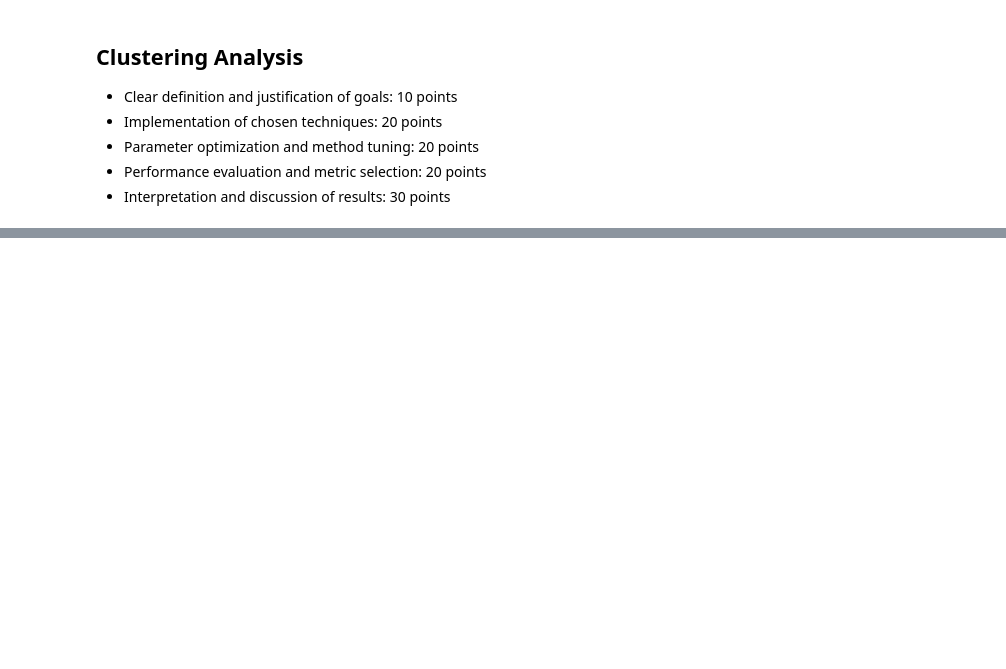
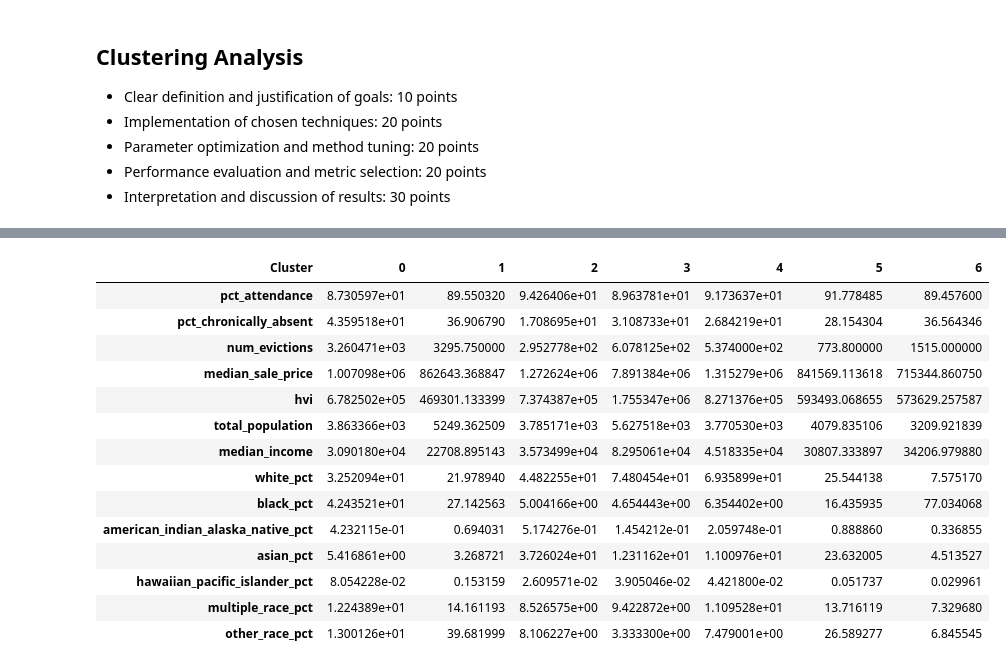
Before and after one commit to NakaFrozn/si618_final_project, a Jupyter notebook: Final_Project_Step3.ipynb, the cells around one changed output, grey strips where cells are left out. Drawn from its saved outputs; the diff is of its cells as text; code cells hidden in the pictures; blank space fills up the shorter version.

```diff
--- a/Final_Project_Step3.ipynb
+++ b/Final_Project_Step3.ipynb
@@ -127,0 +323,22 @@ numPipe = Pipeline([
+# %%
+# Group by cluster membership
+X_km= X.copy()
+X_km.drop(columns=catCols, inplace=True)
+X_km["Cluster"] = clusterLabels
+X_km.groupby("Cluster").mean().T
+# %% [output]
+| Cluster | 0 | 1 | 2 | 3 | 4 | 5 | 6 |
+| pct_attendance | 8.730597e+01 | 89.550320 | 9.426406e+01 | 8.963781e+01 | 9.173637e+01 | 91.778485 | 89.457600 |
+| pct_chronically_absent | 4.359518e+01 | 36.906790 | 1.708695e+01 | 3.108733e+01 | 2.684219e+01 | 28.154304 | 36.564346 |
+| num_evictions | 3.260471e+03 | 3295.750000 | 2.952778e+02 | 6.078125e+02 | 5.374000e+02 | 773.800000 | 1515.000000 |
+| median_sale_price | 1.007098e+06 | 862643.368847 | 1.272624e+06 | 7.891384e+06 | 1.315279e+06 | 841569.113618 | 715344.860750 |
+| hvi | 6.782502e+05 | 469301.133399 | 7.374387e+05 | 1.755347e+06 | 8.271376e+05 | 593493.068655 | 573629.257587 |
+| total_population | 3.863366e+03 | 5249.362509 | 3.785171e+03 | 5.627518e+03 | 3.770530e+03 | 4079.835106 | 3209.921839 |
+| median_income | 3.090180e+04 | 22708.895143 | 3.573499e+04 | 8.295061e+04 | 4.518335e+04 | 30807.333897 | 34206.979880 |
+| white_pct | 3.252094e+01 | 21.978940 | 4.482255e+01 | 7.480454e+01 | 6.935899e+01 | 25.544138 | 7.575170 |
+| black_pct | 4.243521e+01 | 27.142563 | 5.004166e+00 | 4.654443e+00 | 6.354402e+00 | 16.435935 | 77.034068 |
+| american_indian_alaska_native_pct | 4.232115e-01 | 0.694031 | 5.174276e-01 | 1.454212e-01 | 2.059748e-01 | 0.888860 | 0.336855 |
+| asian_pct | 5.416861e+00 | 3.268721 | 3.726024e+01 | 1.231162e+01 | 1.100976e+01 | 23.632005 | 4.513527 |
+| hawaiian_pacific_islander_pct | 8.054228e-02 | 0.153159 | 2.609571e-02 | 3.905046e-02 | 4.421800e-02 | 0.051737 | 0.029961 |
+| multiple_race_pct | 1.224389e+01 | 14.161193 | 8.526575e+00 | 9.422872e+00 | 1.109528e+01 | 13.716119 | 7.329680 |
+| other_race_pct | 1.300126e+01 | 39.681999 | 8.106227e+00 | 3.333300e+00 | 7.479001e+00 | 26.589277 | 6.845545 |
```
Also changed, not shown: parts of 18 cells of this notebook.
